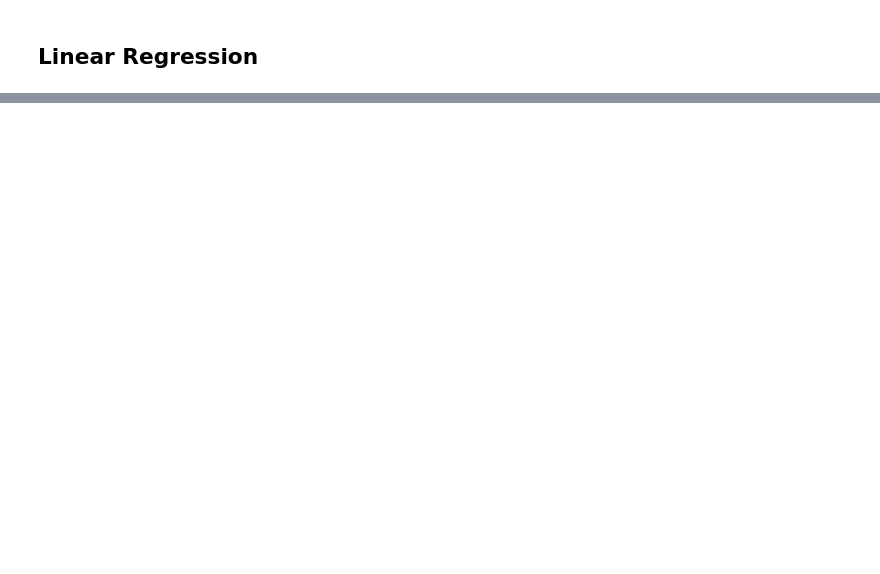
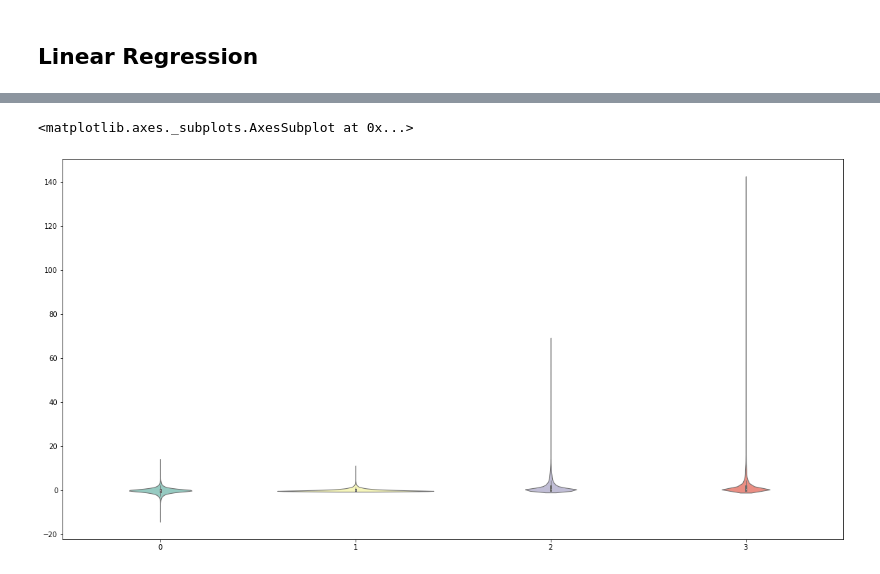
Before and after one commit to hamishteagle/Crypto_TimeSeries, a Jupyter notebook: G-Research.ipynb, the cells around one changed output, grey strips where cells are left out. Drawn from its saved outputs; the diff is of its cells as text; code cells hidden in the pictures; blank space fills up the shorter version.

```diff
--- a/G-Research.ipynb
+++ b/G-Research.ipynb
@@ -243,0 +188,22 @@ Test score for test 0.00
+# %%
+# Convert to time series style data
+class sequence_splitter():
+    def __init__(self, n_steps=5):
+        self.n_steps=n_steps
+    def split_sequences(self, features, targets):
+        X, y = list(), list()
+        for i in range(len(features)):
+            # find the end of this pattern
+            end_ix = i + self.n_steps
+            # check if we are beyond the dataset
+            if end_ix >= len(features):
+                break
+            # gather input and output parts of the pattern
+            seq_x = features[i:end_ix, :]
+            seq_y = targets[end_ix]
+            X.append(seq_x)
+            y.append(seq_y)
+        return np.array(X), np.array(y)
+# %%
+ss = sequence_splitter(n_steps=15)
+(X_btc_ts, y_btc_ts) = ss.split_sequences(X, y)
@@ -246,0 +218,8 @@ Test score for test 0.00
+# %%
+X_btc_xgb = X_btc_ts.reshape(X_btc_ts.shape[0]*X_btc_ts.shape[1], X_btc_ts.shape[2])
+# %%
+import seaborn as sns
+sns.violinplot(data=X_btc_xgb[:splits[-1][0][-1],:4], palette="Set3", bw=.2, cut=1, linewidth=1)
+# %% [output]
+<matplotlib.axes._subplots.AxesSubplot at 0x...>
+[figure, added]
```
Also changed, not shown: parts of 47 cells of this notebook.
